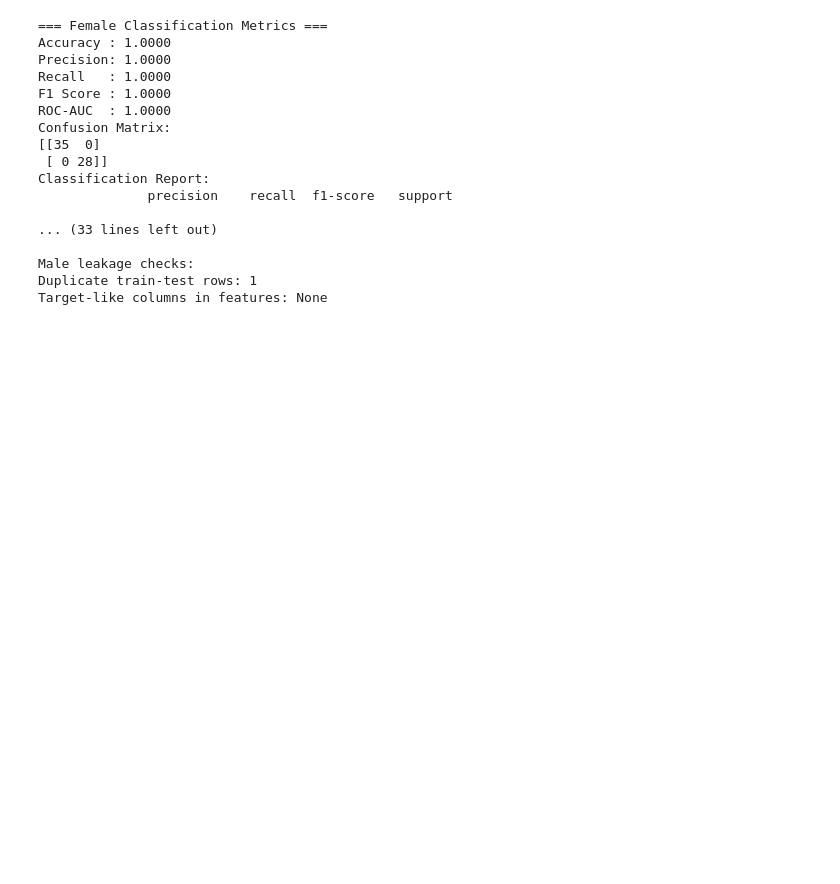
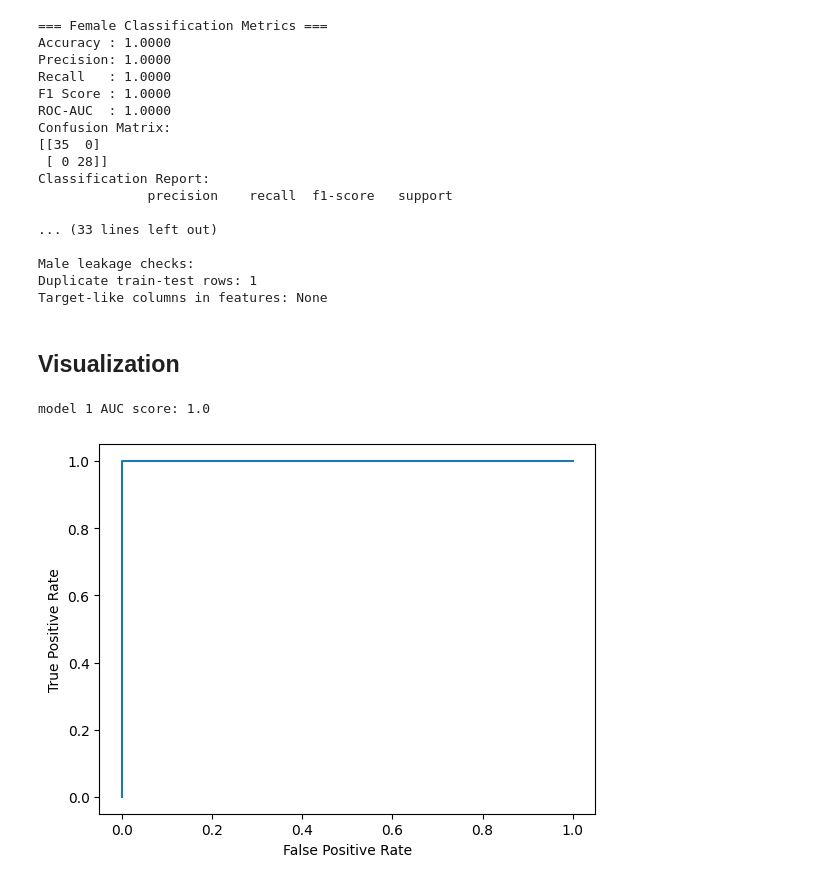
Before and after one commit to leekwansoo/machine-learning-exercise, a Jupyter notebook: ML_Projects/cohort_project/train_test.ipynb, the cells around one changed output. Cells and saved outputs as stored; diff of their text form; code cells hidden in the pictures; blank space fills up the shorter version.

Commit message:
added auc_roc curve generation

```diff
--- a/ML_Projects/cohort_project/train_test.ipynb
+++ b/ML_Projects/cohort_project/train_test.ipynb
@@ -229,3 +229,32 @@ Classification Report:
 Male leakage checks:
 Duplicate train-test rows: 1
 Target-like columns in features: None
+# %% [markdown]
+## Visualization
+# %%
+import matplotlib.pyplot as plt
+from sklearn.metrics import roc_curve, roc_auc_score
+
+def plot_roc_curve(true_y, y_pred):
+    """
+    plots the roc curve based on the predicted probabilities
+    """
+
+    fpr, tpr, thresholds = roc_curve(true_y, y_pred)
+    plt.plot(fpr, tpr)
+    plt.xlabel('False Positive Rate')
+    plt.ylabel('True Positive Rate')
+# %%
+# based on previous model quality validation generate graphics
+import matplotlib.pyplot as plt
+import joblib
+from sklearn.metrics import roc_curve, roc_auc_score
+
+# ROC-AUC curve for female dataset
+female_model = joblib.load("female_model.joblib")
+y1_score = female_model.predict_proba(X1_test)[:, 1]
+plot_roc_curve(y1_test, y1_score)
+print(f'model 1 AUC score: {roc_auc_score(y1_test, y1_score)}')
+# %% [output]
+model 1 AUC score: 1.0
+[figure, added]
```
Also changed, not shown: parts of 1 cell of this notebook, 1 other file.
